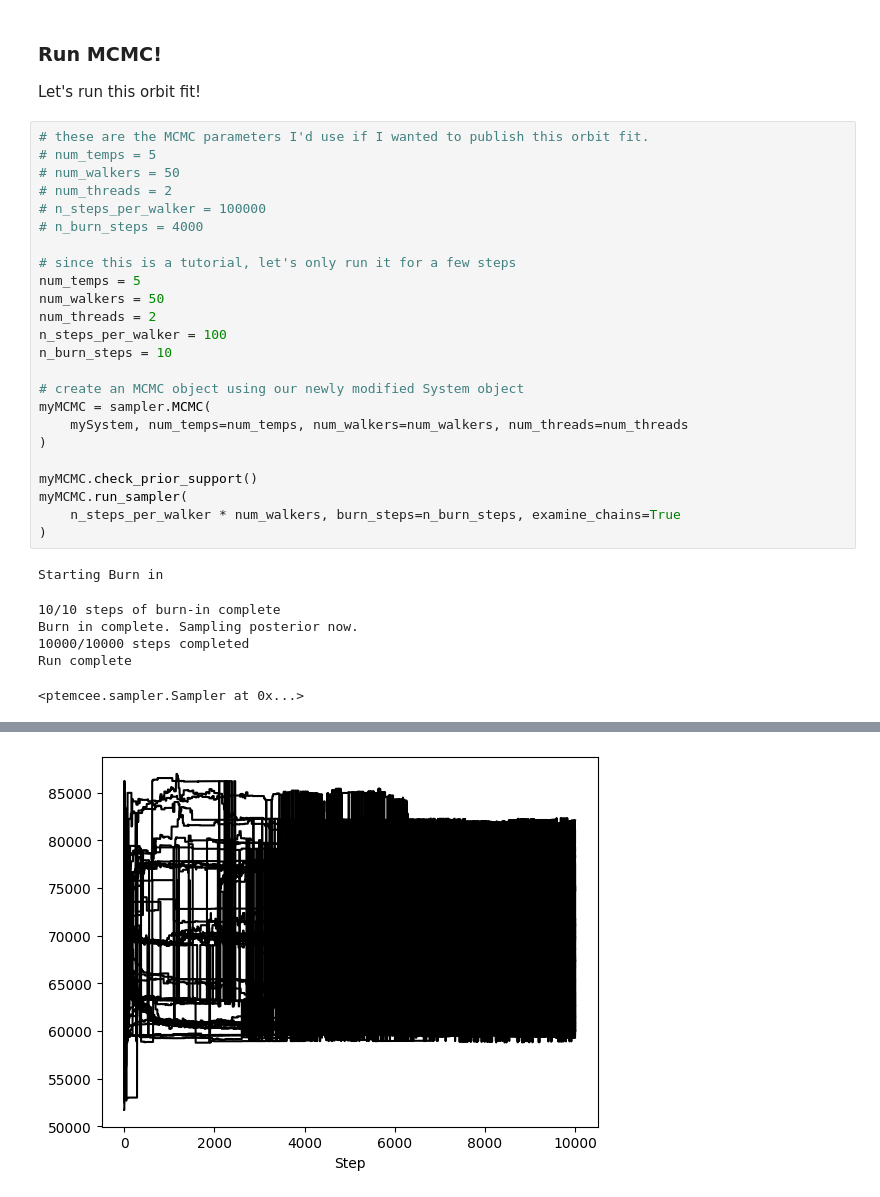
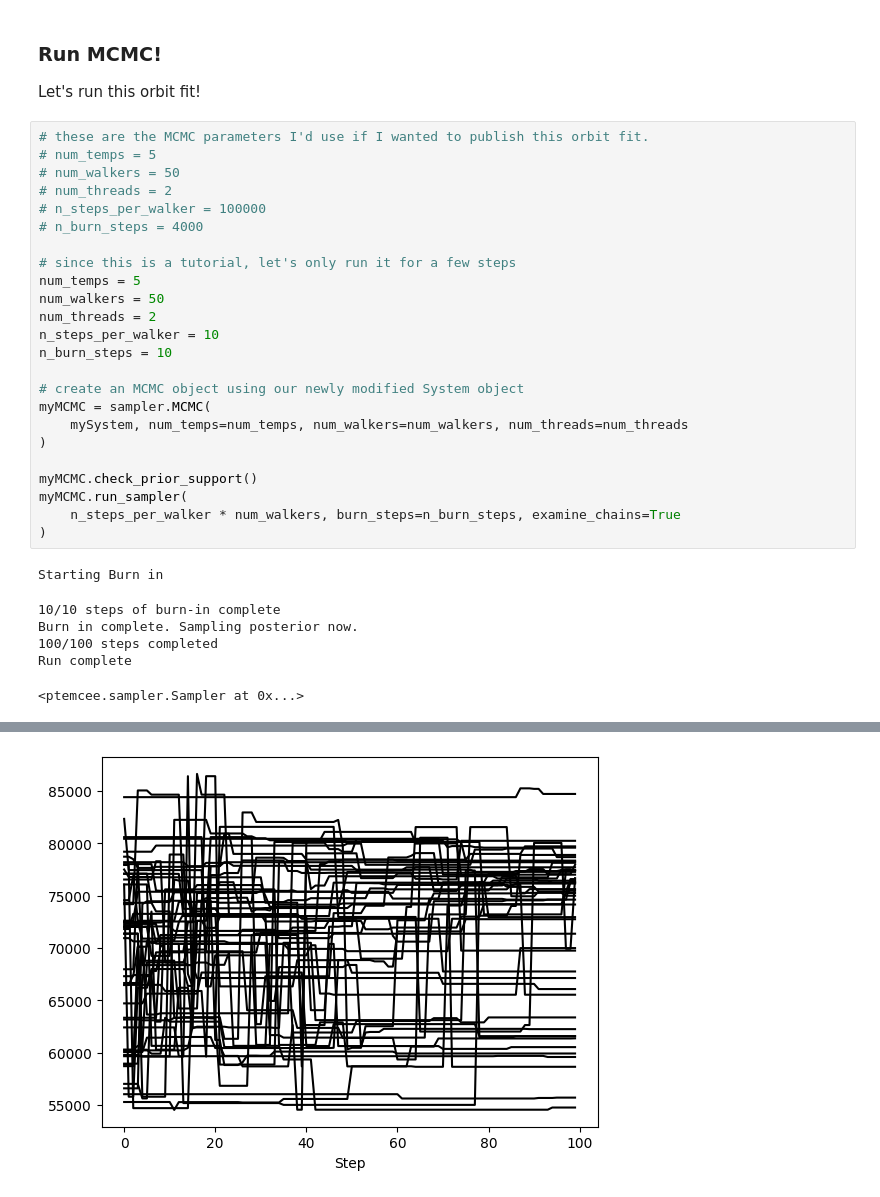
Before and after one commit to sblunt/orbitize, a Jupyter notebook: docs/tutorials/ONeil-ObsPriors.ipynb, the cells around one changed output, grey strips where cells are left out. Saved outputs shown, nothing was run; the diff lists cells and outputs as text.

```diff
--- a/docs/tutorials/ONeil-ObsPriors.ipynb
+++ b/docs/tutorials/ONeil-ObsPriors.ipynb
@@ -118,7 +118,7 @@ Let's run this orbit fit!
 num_temps = 5
 num_walkers = 50
 num_threads = 2
-n_steps_per_walker = 100
+n_steps_per_walker = 10
 n_burn_steps = 10
 
 # create an MCMC object using our newly modified System object
@@ -134,6 +134,6 @@ myMCMC.run_sampler(
 Starting Burn in
 10/10 steps of burn-in complete
 Burn in complete. Sampling posterior now.
-10000/10000 steps completed
+100/100 steps completed
 Run complete
 <ptemcee.sampler.Sampler at 0x...>
@@ -145 +145 @@ Run complete
-[figure, old version]
+[figure, new version]
```
Also changed, not shown: parts of 3 cells of this notebook.
